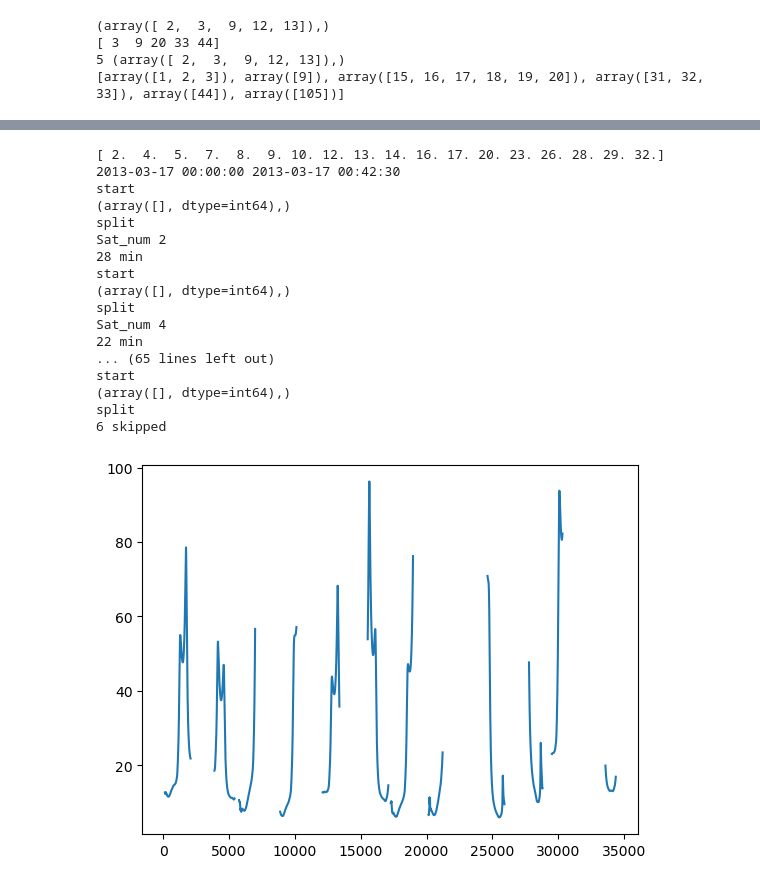
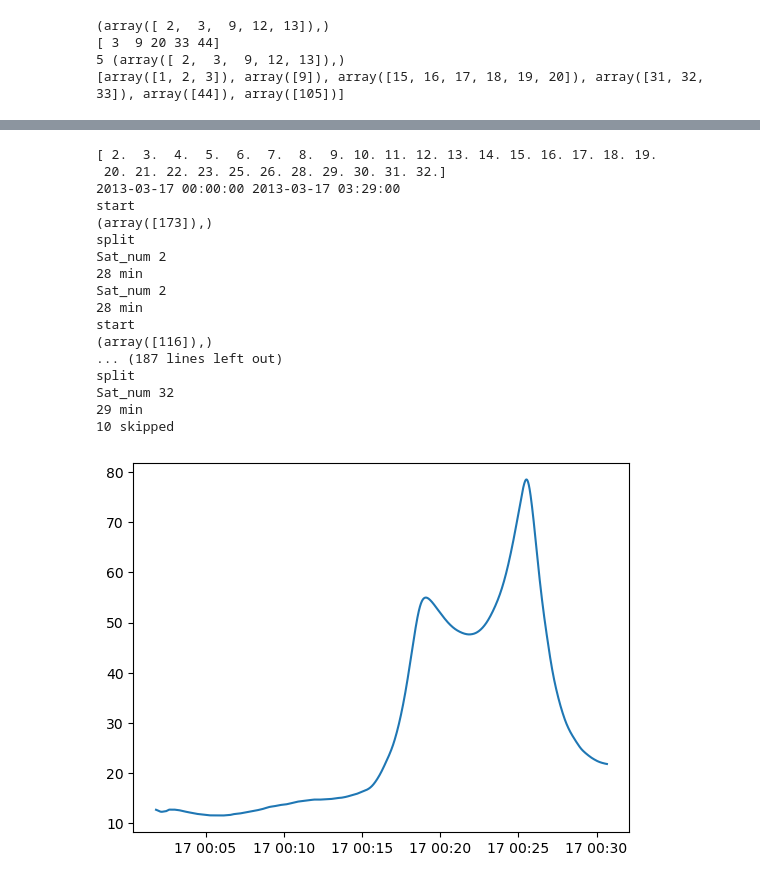
Before and after one commit to abukowski21/sat-interp-tid-analysis, a Jupyter notebook: esa_satellite_data.ipynb, the cells around one changed output, grey strips where cells are left out. Saved outputs shown, nothing was run; the diff lists cells and outputs as text; code cells hidden in the pictures.

Commit message:
Fixed completely the interpolations - for Aaron to verify

```diff
--- a/esa_satellite_data.ipynb
+++ b/esa_satellite_data.ipynb
@@ -572,11 +572,11 @@ Attributes:
 #print(len(np.unique((d1.LEO_Position_Z.values))))
 
 # first finding it for just one pass = 1600
-d2 = d1.where(d1.Timestamp <= d1.Timestamp.values[1600], drop=True)
+d2 = d1.where(d1.Timestamp <= d1.Timestamp.values[8000], drop=True)
 print(np.unique(d2.PRN))
 
 # 1600 is the number of points in one pass
-xout = pd.date_range(d2.date.min().values, d2.date.max().values, 2880)
+xout = pd.date_range(d2.date.min().values, d2.date.max().values, 28800)
 print(xout[0], xout[-1])
 
 out_time = []
@@ -600,16 +600,6 @@ for sat_num, d5 in d3:
     splits = np.where(np.diff((60*d5.date.dt.hour.values) + (d5.date.dt.minute.values) ) > 1) # Split if there is a break of more than 5 minutes
     print(splits)
 
-    '''
-    if len(splits[0]) == 0:
-        if pd.Timedelta(d5.date.values[-1] - d5.date.values[0]).total_seconds() > 60:
-            print('yes')
-            continue
-        else:
-            print('skipped')
-            skipped += 1
-            continue
-    '''
     for s in splits:
         print('split')
         data = {}
@@ -617,14 +607,15 @@ for sat_num, d5 in d3:
         for v in d5.data_vars:
             if v == 'DCB' or v == 'DCB_Error':
                 continue
-            data[v] = np.split(d5[v].values, s+1)
+            data[v] = np.split(d5[v].values, s+1) # this is the culprit
+        #print(data['Absolute_STEC'][0])
 
         for ipass in range(len(data['Absolute_STEC'])):
 
             sel = np.where(data['Absolute_STEC'][ipass] > 1)
 
             if len(sel[0]) > 20:
-                xin = data['date'][ipass][sel].astype(int)
+                xin = data['date'][ipass][sel]
                 num_secs = pd.Timedelta(xin[-1] - xin[0]).total_seconds()
 
                 if num_secs > 600:
@@ -639,20 +630,28 @@ for sat_num, d5 in d3:
                         skipped += 1
                         continue
 
+
                     yout = CubicSpline(xin, yin)(xout, extrapolate=False)
-                    for i in yout:
-                        out_stec.append(i)
+                    #print(xin, xout)
+                    x_out = []
+                    y_out = []
 
-                    fit = np.empty(yout.shape)
-                    fit[~np.isnan(yout)] = savgol_filter(yout[~np.isnan(yout)], 60, 1, mode='interp')
-                    out_sdtec.append(yout - fit)
+                    for i in range(len(yout)):
+                        if not np.isnan(yout[i]):
+                            x_out.append(np.datetime64(xout[i]))
+                            y_out.append(yout[i])
 
-                    '''
-                    out_lat.append(CubicSpline(xin, data['Latitude'][ipass][sel])(xout, extrapolate=False))
-                    out_lon.append(CubicSpline(xin, data['Longitude'][ipass][sel])(xout, extrapolate=False))
-                    out_time.append(CubicSpline(xin, data['date'][ipass][sel])(xout, extrapolate=False))
-                    out_vtec.append(CubicSpline(xin, data['Absolute_VTEC'][ipass][sel])(xout, extrapolate=False))
-                    '''
+                    out_time.append(x_out)
+                    out_stec.append(y_out)
+
+                    fit = np.empty(len(y_out))
+                    fit = savgol_filter(y_out, 60, 1, mode='interp')
+                    out_sdtec.append(y_out - fit)
+
+                    out_lat.append(CubicSpline(xin, data['Latitude'][ipass][sel])(x_out))
+                    out_lon.append(CubicSpline(xin, data['Longitude'][ipass][sel])(x_out))
+                    #out_time.append(CubicSpline(xin, data['date'][ipass][sel])(x_out, extrapolate=False))
+                    out_vtec.append(CubicSpline(xin, data['Absolute_VTEC'][ipass][sel])(x_out))
 
                     #out_vdtec.append(CubicSpline(xin, data['los_tec'][ipass][sel])(xout, extrapolate=False))
 
@@ -665,32 +664,32 @@ for sat_num, d5 in d3:
 
 print(skipped, 'skipped')
 # %% [output]
-[ 2.  4.  5.  7.  8.  9. 10. 12. 13. 14. 16. 17. 20. 23. 26. 28. 29. 32.]
-2013-03-17 00:00:00 2013-03-17 00:42:30
+[ 2.  3.  4.  5.  6.  7.  8.  9. 10. 11. 12. 13. 14. 15. 16. 17. 18. 19.
+ 20. 21. 22. 23. 25. 26. 28. 29. 30. 31. 32.]
+2013-03-17 00:00:00 2013-03-17 03:29:00
 start
-(array([], dtype=int64),)
+(array([173]),)
 split
 Sat_num 2
 28 min
+Sat_num 2
+28 min
 start
-(array([], dtype=int64),)
+(array([116]),)
+... (187 lines left out)
 split
-Sat_num 4
-22 min
-... (65 lines left out)
-start
-(array([], dtype=int64),)
-split
-6 skipped
+Sat_num 32
+29 min
+10 skipped
 # %%
-#print(out_stec)
-#print(out_sdtec)
+#print(out_stec[0])
+#print(out_sdtec[0])
 
 plt.figure()
-plt.plot(out_stec)
+plt.plot(out_time[0],out_stec[0])
 plt.show()
 # %% [output]
-[figure, old version]
+[figure, new version]
 # %%
 print(d1.date.dt.time.values[:10])
 
```
